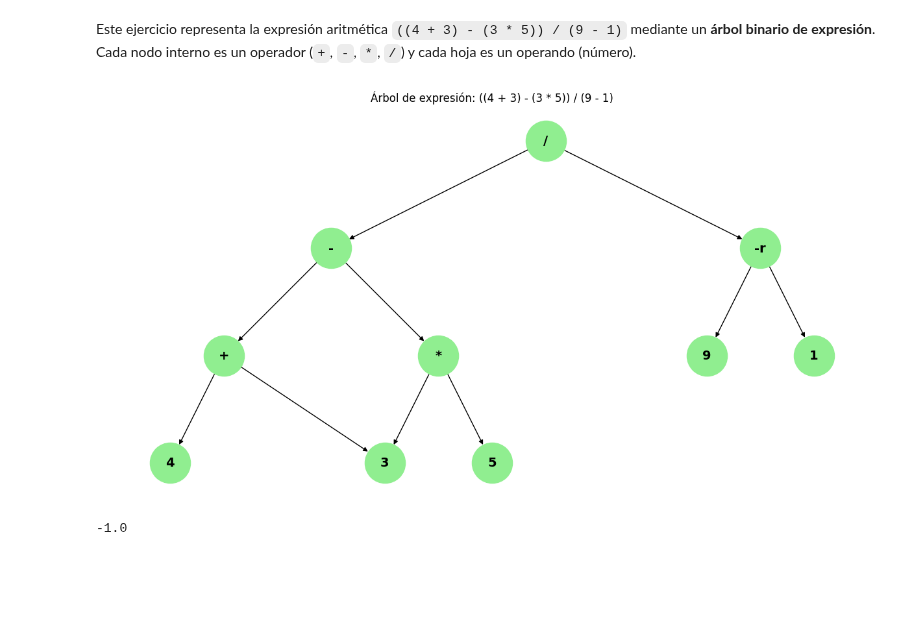
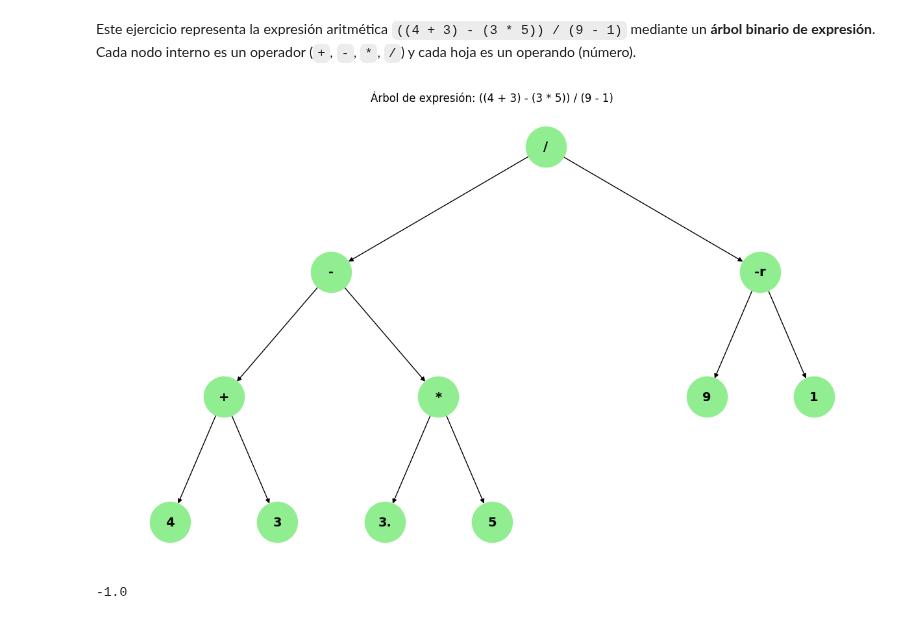
Before and after one commit to Rudepro/Programacion-IV, a Jupyter notebook: Semana VIII/1_Resolucion_ejercicio2.ipynb, the cells around one changed output. Drawn from its saved outputs; the diff is of its cells as text; code cells hidden in the pictures; blank space fills up the shorter version.

```diff
--- a/Semana VIII/1_Resolucion_ejercicio2.ipynb
+++ b/Semana VIII/1_Resolucion_ejercicio2.ipynb
@@ -18,38 +18,38 @@ edges = [
     ('-', '+'),    # '-' tiene como hijos '+' y '*'
     ('-', '*'),
     ('+','4'), ('+','3'),   # '+' tiene como hijos 4 y 3
-    ('*','3'), ('*','5'),   # '*' tiene como hijos 3 y 5
+    ('*','3.'), ('*','5'),   # '*' tiene como hijos 3 y 5
     ('-r','9'), ('-r','1')  # '-r' (subderecha) tiene como hijos 9 y 1
 ]
 
 G.add_edges_from(edges)
 
 # Posiciones de los nodos
 pos = {
     '/': (0, 3),
     '-': (-2, 2), '-r': (2, 2),
     '+': (-3, 1), '*': (-1, 1),
     '4': (-3.5, 0), '3': (-2.5, 0),
-    '3': (-1.5, 0), '5': (-0.5, 0),
+    '3.': (-1.5, 0), '5': (-0.5, 0),
     '9': (1.5, 1), '1': (2.5, 1)
 }
 
 # Dibujar el árbol
 plt.figure(figsize=(12, 7))
 nx.draw(
     G, pos,
     with_labels=True,
     node_color='lightgreen',
     node_size=2000,
     font_size=14,
     font_weight='bold',
     arrows=True
 )
 plt.title("Árbol de expresión: ((4 + 3) - (3 * 5)) / (9 - 1)")
 plt.axis('off')
 plt.show()
 # %% [output]
-[figure, old version]
+[figure, new version]
 # %%
 
 # Nodo y funciones para árbol binario
```
Also changed, not shown: 1 other file.
